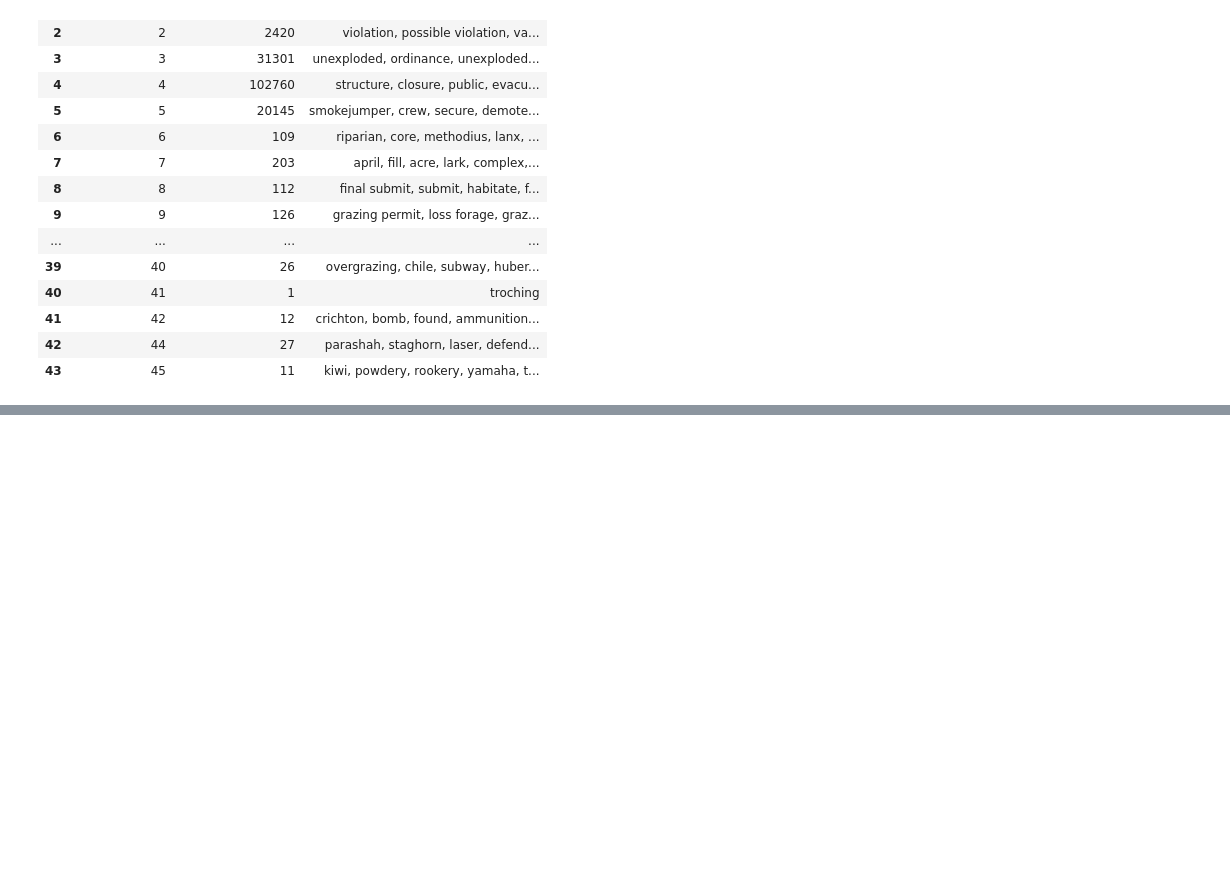
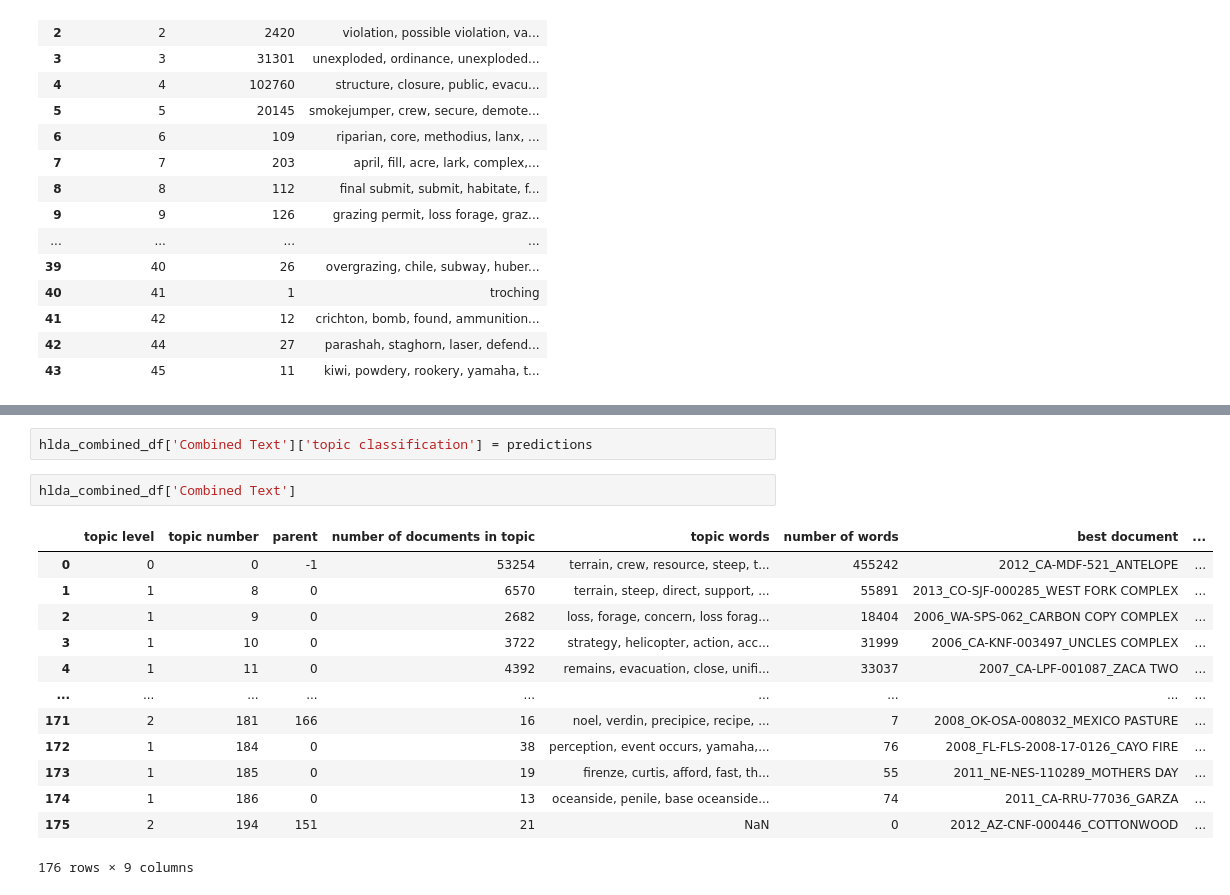
Before and after one commit to nasa/mika, a Jupyter notebook: notebooks/Clustering and Topic Modeling for Hazard Extraction.ipynb, the cells around one changed output, grey strips where cells are left out. Drawn from its saved outputs; the diff is of its cells as text; blank space fills up the shorter version.

```diff
--- a/notebooks/Clustering and Topic Modeling for Hazard Extraction.ipynb
+++ b/notebooks/Clustering and Topic Modeling for Hazard Extraction.ipynb
@@ -305,0 +295,18 @@ results_df
+# %%
+hlda_combined_df['Combined Text']['topic classification'] = predictions
+# %%
+hlda_combined_df['Combined Text']
+# %% [output]
+|  | topic level | topic number | parent | number of documents in topic | topic words | number of words | best document | ... |
+| 0 | 0 | 0 | -1 | 53254 | terrain, crew, resource, steep, t... | 455242 | 2012_CA-MDF-521_ANTELOPE | ... |
+| 1 | 1 | 8 | 0 | 6570 | terrain, steep, direct, support, ... | 55891 | 2013_CO-SJF-000285_WEST FORK COMPLEX | ... |
+| 2 | 1 | 9 | 0 | 2682 | loss, forage, concern, loss forag... | 18404 | 2006_WA-SPS-062_CARBON COPY COMPLEX | ... |
+| 3 | 1 | 10 | 0 | 3722 | strategy, helicopter, action, acc... | 31999 | 2006_CA-KNF-003497_UNCLES COMPLEX | ... |
+| 4 | 1 | 11 | 0 | 4392 | remains, evacuation, close, unifi... | 33037 | 2007_CA-LPF-001087_ZACA TWO | ... |
+| ... | ... | ... | ... | ... | ... | ... | ... | ... |
+| 171 | 2 | 181 | 166 | 16 | noel, verdin, precipice, recipe, ... | 7 | 2008_OK-OSA-008032_MEXICO PASTURE | ... |
+| 172 | 1 | 184 | 0 | 38 | perception, event occurs, yamaha,... | 76 | 2008_FL-FLS-2008-17-0126_CAYO FIRE | ... |
+| 173 | 1 | 185 | 0 | 19 | firenze, curtis, afford, fast, th... | 55 | 2011_NE-NES-110289_MOTHERS DAY | ... |
+| 174 | 1 | 186 | 0 | 13 | oceanside, penile, base oceanside... | 74 | 2011_CA-RRU-77036_GARZA | ... |
+| 175 | 2 | 194 | 151 | 21 | NaN | 0 | 2012_AZ-CNF-000446_COTTONWOOD | ... |
+176 rows × 9 columns
```
Also changed, not shown: parts of 18 cells of this notebook, 3 other files.
